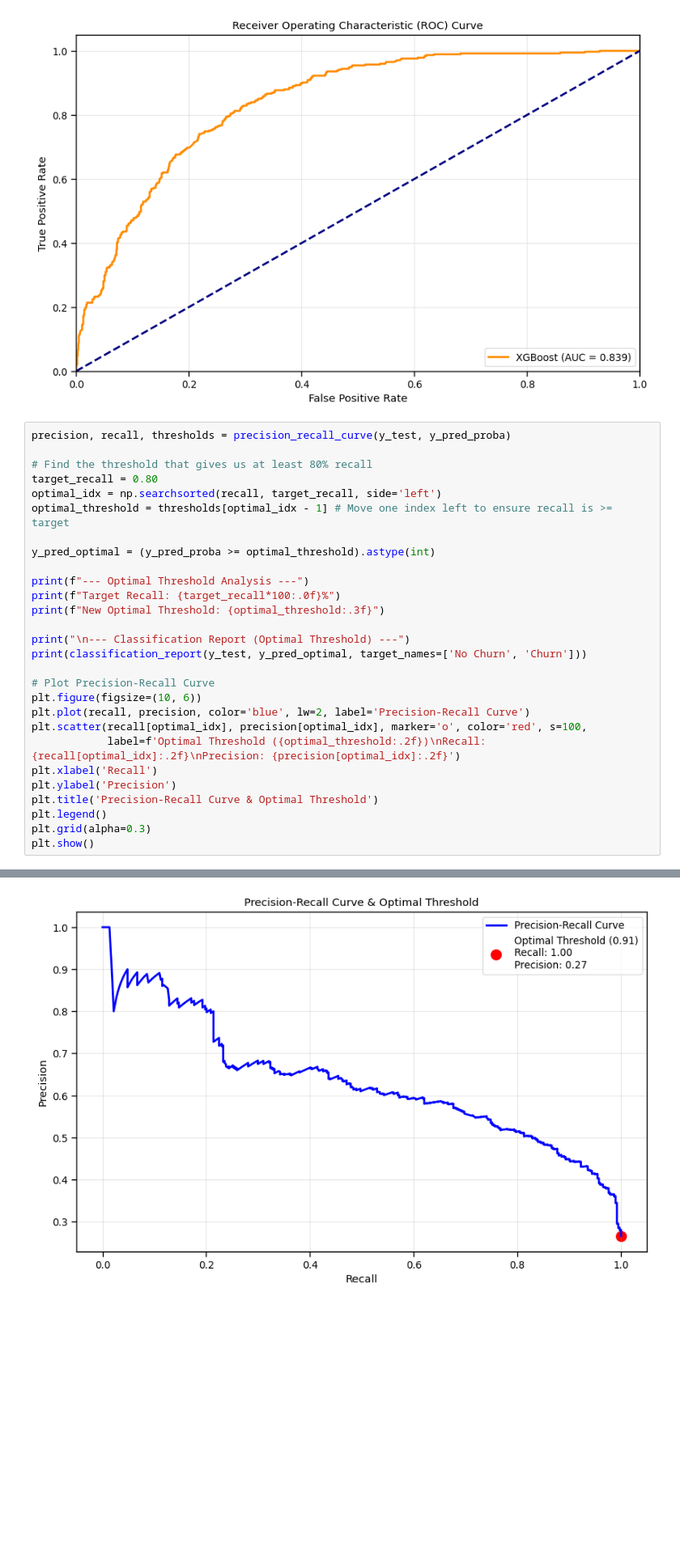
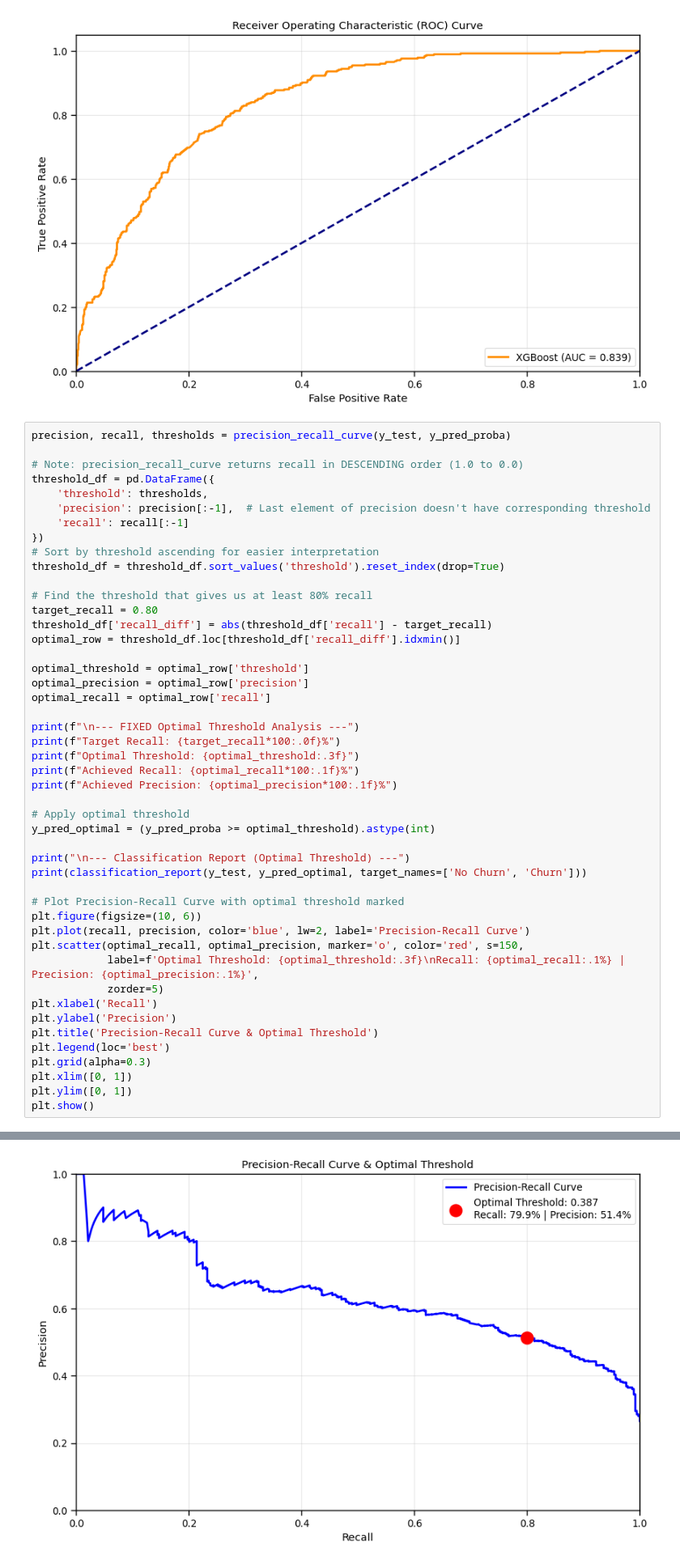
Before and after one commit to lexxieliu/churn-prediction-app, a Jupyter notebook: EDA.ipynb, the cells around one changed output, grey strips where cells are left out. Shown at 81% size. Cells and saved outputs as stored; diff of their text form; blank space fills up the shorter version.

```diff
--- a/EDA.ipynb
+++ b/EDA.ipynb
@@ -1327,29 +1385,48 @@ weighted avg       0.79      0.78      0.78      1409
 # %%
 precision, recall, thresholds = precision_recall_curve(y_test, y_pred_proba)
 
+# Note: precision_recall_curve returns recall in DESCENDING order (1.0 to 0.0)
+threshold_df = pd.DataFrame({
+    'threshold': thresholds,
+    'precision': precision[:-1],  # Last element of precision doesn't have corresponding threshold
+    'recall': recall[:-1]
+})
+# Sort by threshold ascending for easier interpretation
+threshold_df = threshold_df.sort_values('threshold').reset_index(drop=True)
+
 # Find the threshold that gives us at least 80% recall
 target_recall = 0.80
-optimal_idx = np.searchsorted(recall, target_recall, side='left')
-optimal_threshold = thresholds[optimal_idx - 1] # Move one index left to ensure recall is >= target
+threshold_df['recall_diff'] = abs(threshold_df['recall'] - target_recall)
+optimal_row = threshold_df.loc[threshold_df['recall_diff'].idxmin()]
 
+optimal_threshold = optimal_row['threshold']
+optimal_precision = optimal_row['precision']
+optimal_recall = optimal_row['recall']
+
+print(f"\n--- FIXED Optimal Threshold Analysis ---")
+print(f"Target Recall: {target_recall*100:.0f}%")
+print(f"Optimal Threshold: {optimal_threshold:.3f}")
+print(f"Achieved Recall: {optimal_recall*100:.1f}%")
+print(f"Achieved Precision: {optimal_precision*100:.1f}%")
+
+# Apply optimal threshold
 y_pred_optimal = (y_pred_proba >= optimal_threshold).astype(int)
-
-print(f"--- Optimal Threshold Analysis ---")
-print(f"Target Recall: {target_recall*100:.0f}%")
-print(f"New Optimal Threshold: {optimal_threshold:.3f}")
 
 print("\n--- Classification Report (Optimal Threshold) ---")
 print(classification_report(y_test, y_pred_optimal, target_names=['No Churn', 'Churn']))
 
-# Plot Precision-Recall Curve
+# Plot Precision-Recall Curve with optimal threshold marked
 plt.figure(figsize=(10, 6))
 plt.plot(recall, precision, color='blue', lw=2, label='Precision-Recall Curve')
-plt.scatter(recall[optimal_idx], precision[optimal_idx], marker='o', color='red', s=100,
-            label=f'Optimal Threshold ({optimal_threshold:.2f})\nRecall: {recall[optimal_idx]:.2f}\nPrecision: {precision[optimal_idx]:.2f}')
+plt.scatter(optimal_recall, optimal_precision, marker='o', color='red', s=150,
+            label=f'Optimal Threshold: {optimal_threshold:.3f}\nRecall: {optimal_recall:.1%} | Precision: {optimal_precision:.1%}',
+            zorder=5)
 plt.xlabel('Recall')
 plt.ylabel('Precision')
 plt.title('Precision-Recall Curve & Optimal Threshold')
-plt.legend()
+plt.legend(loc='best')
 plt.grid(alpha=0.3)
+plt.xlim([0, 1])
+plt.ylim([0, 1])
 plt.show()
 # %% [output]
@@ -1369,4 +1448,4 @@ weighted avg       0.81      0.74      0.62      1409
-[figure, old version]
+[figure, new version]
 # %%
 # --- Business Assumptions ---
 LTV = 1200
```
Also changed, not shown: parts of 4 cells of this notebook, 1 other file.
